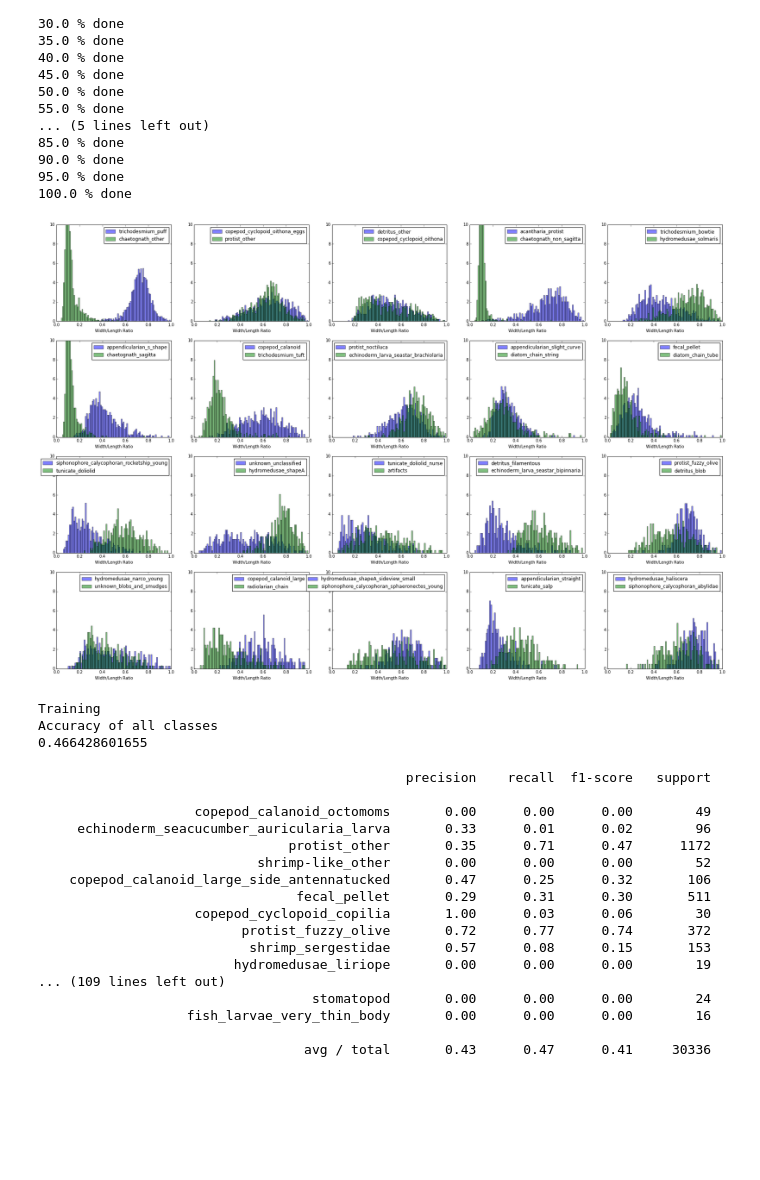
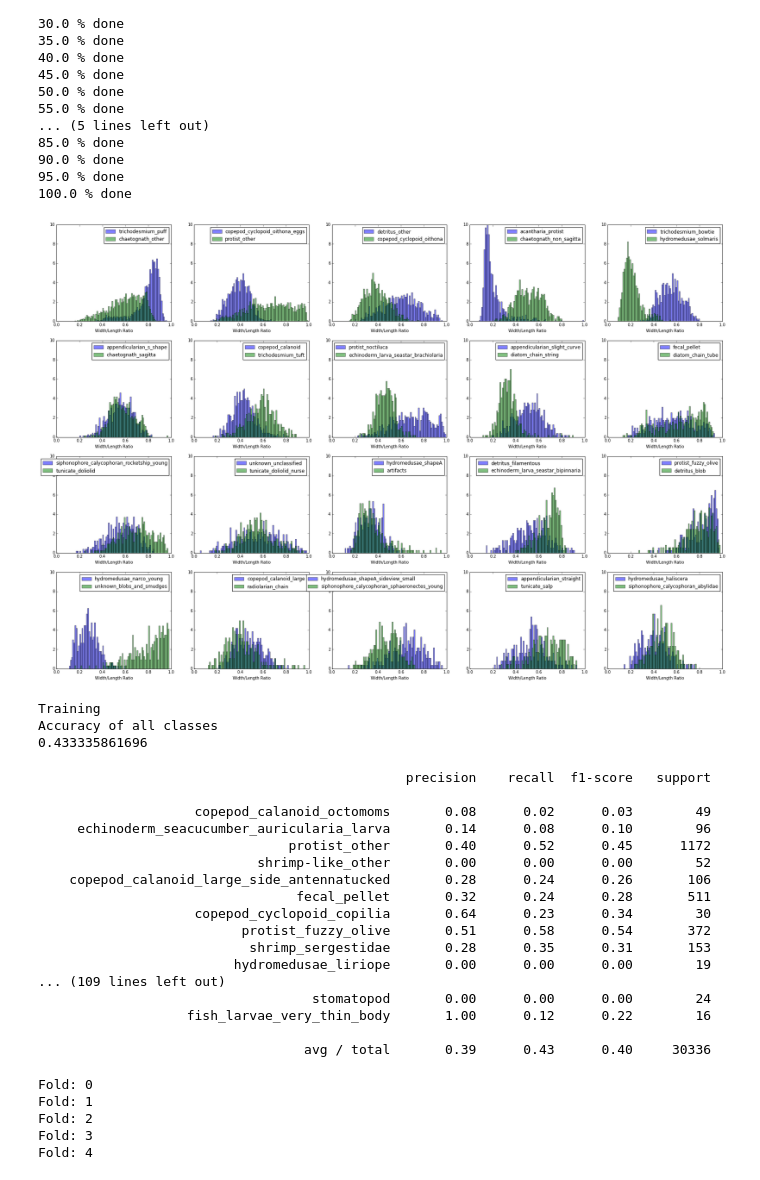
Before and after one commit to JasonTam/ndsb2015, a Jupyter notebook: Tut.ipynb, the cells around one changed output. Drawn from its saved outputs; the diff is of its cells as text; code cells hidden in the pictures; blank space fills up the shorter version.

```diff
--- a/Tut.ipynb
+++ b/Tut.ipynb
@@ -146,7 +143,7 @@ for folder in directory_names:
 maxPixel = 25
 imageSize = maxPixel * maxPixel
 num_rows = numberofImages # one row for each image in the training dataset
-num_features = imageSize + 1 # for our ratio
+num_features = 15
 
 # X is the feature vector with one row of features per image
 # consisting of the pixel values and our metric
@@ -175,14 +172,6 @@ for folder in directory_names:
 
             # Read in the images and create the features
             nameFileImage = "{0}{1}{2}".format(fileNameDir[0], os.sep, fileName)
-#             image = imread(nameFileImage, as_grey=True)
-#             files.append(nameFileImage)
-#             axisratio = getMinorMajorRatio(image)
-#             image = resize(image, (maxPixel, maxPixel))
-
-#             # Store the rescaled image pixels and the axis ratio
-#             X[i, 0:imageSize] = np.reshape(image, (1, imageSize))
-#             X[i, imageSize] = axisratio
             X[i, :] = ef.im_features(nameFileImage)
 
             # Store the classlabel
@@ -213,32 +202,32 @@ Reading images
 # %%
 # Loop through the classes two at a time and compare their distributions of the Width/Length Ratio
 
 #Create a DataFrame object to make subsetting the data on the class
-df = pd.DataFrame({"class": y[:], "ratio": X[:, num_features-1]})
+df = pd.DataFrame({"class": y[:], "ratio": X[:, -2]})
 
 f = plt.figure(figsize=(30, 20))
 #we suppress zeros and choose a few large classes to better highlight the distributions.
 df = df.loc[df["ratio"] > 0]
 minimumSize = 20
 counts = df["class"].value_counts()
 largeclasses = [int(x) for x in list(counts.loc[counts > minimumSize].index)]
 # Loop through 40 of the classes and compare adjacent classes (step by 2)
 for j in range(0,40,2):
     subfig = plt.subplot(4, 5, j/2 +1)
     # Plot the normalized histograms for two classes
     classind1 = largeclasses[j]
     classind2 = largeclasses[j+1]
     n, bins,p = plt.hist(df.loc[df["class"] == classind1]["ratio"].values,\
                          alpha=0.5, bins=[x*0.01 for x in range(100)], \
                          label=namesClasses[classind1].split(os.sep)[-1], normed=1)
 
     n2, bins,p = plt.hist(df.loc[df["class"] == (classind2)]["ratio"].values,\
                           alpha=0.5, bins=bins, label=namesClasses[classind2].split(os.sep)[-1],normed=1)
     subfig.set_ylim([0.,10.])
     plt.legend(loc='upper right')
     plt.xlabel("Width/Length Ratio")
 # %% [output]
-[figure, old version]
+[figure, new version]
 # %%
 print "Training"
 # n_estimators is the number of decision trees
@@ -250,7 +239,7 @@ print np.mean(scores)
 # %% [output]
 Training
 Accuracy of all classes
-0.466428601655
+0.433335861696
 # %%
 kf = KFold(y, n_folds=5)
 y_pred = y * 0
@@ -264,21 +253,21 @@ print classification_report(y, y_pred, target_names=class_names)
 # %% [output]
                                                precision    recall  f1-score   support
 
-                    copepod_calanoid_octomoms       0.00      0.00      0.00        49
-     echinoderm_seacucumber_auricularia_larva       0.33      0.01      0.02        96
-                                protist_other       0.35      0.71      0.47      1172
+                    copepod_calanoid_octomoms       0.08      0.02      0.03        49
+     echinoderm_seacucumber_auricularia_larva       0.14      0.08      0.10        96
+                                protist_other       0.40      0.52      0.45      1172
                             shrimp-like_other       0.00      0.00      0.00        52
-    copepod_calanoid_large_side_antennatucked       0.47      0.25      0.32       106
-                                 fecal_pellet       0.29      0.31      0.30       511
-                    copepod_cyclopoid_copilia       1.00      0.03      0.06        30
-                          protist_fuzzy_olive       0.72      0.77      0.74       372
-                           shrimp_sergestidae       0.57      0.08      0.15       153
+    copepod_calanoid_large_side_antennatucked       0.28      0.24      0.26       106
+                                 fecal_pellet       0.32      0.24      0.28       511
+                    copepod_cyclopoid_copilia       0.64      0.23      0.34        30
+                          protist_fuzzy_olive       0.51      0.58      0.54       372
+                           shrimp_sergestidae       0.28      0.35      0.31       153
                          hydromedusae_liriope       0.00      0.00      0.00        19
 ... (109 lines left out)
                                    stomatopod       0.00      0.00      0.00        24
-                   fish_larvae_very_thin_body       0.00      0.00      0.00        16
+                   fish_larvae_very_thin_body       1.00      0.12      0.22        16
 
-                                  avg / total       0.43      0.47      0.41     30336
+                                  avg / total       0.39      0.43      0.40     30336
 # %%
 def multiclass_log_loss(y_true, y_pred, eps=1e-15):
     """Multi class version of Logarithmic Loss metric.
@@ -310,11 +299,21 @@ def multiclass_log_loss(y_true, y_pred, eps=1e-15):
 kf = KFold(y, n_folds=5)
 # prediction probabilities number of samples, by number of classes
 y_pred = np.zeros((len(y),len(set(y))))
-for train, test in kf:
+for fold_ii, (train, test) in enumerate(kf):
+    print 'Fold:', fold_ii
     X_train, X_test, y_train, y_test = X[train,:], X[test,:], y[train], y[test]
     clf = RF(n_estimators=100, n_jobs=3)
+#     clf = LabelSpreading()
+#     X_train = np.r_[X_train, X_test]
+#     y_train = np.r_[y_train, -np.ones(len(y_test))]
     clf.fit(X_train, y_train)
     y_pred[test] = clf.predict_proba(X_test)
+# %% [output]
+Fold: 0
+Fold: 1
+Fold: 2
+Fold: 3
+Fold: 4
 # %%
 multiclass_log_loss(y, y_pred)
 # %% [output]
```
Also changed, not shown: parts of 4 cells of this notebook, 8 other files.
